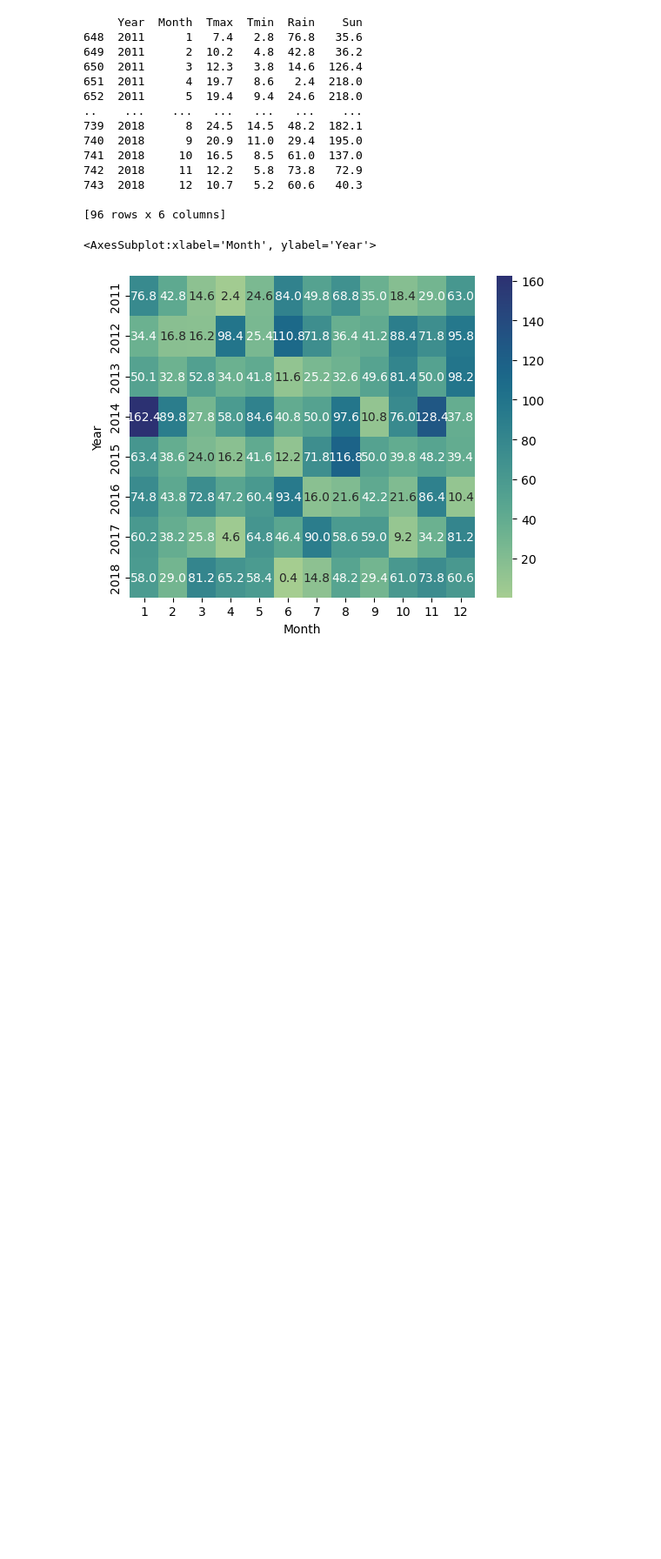
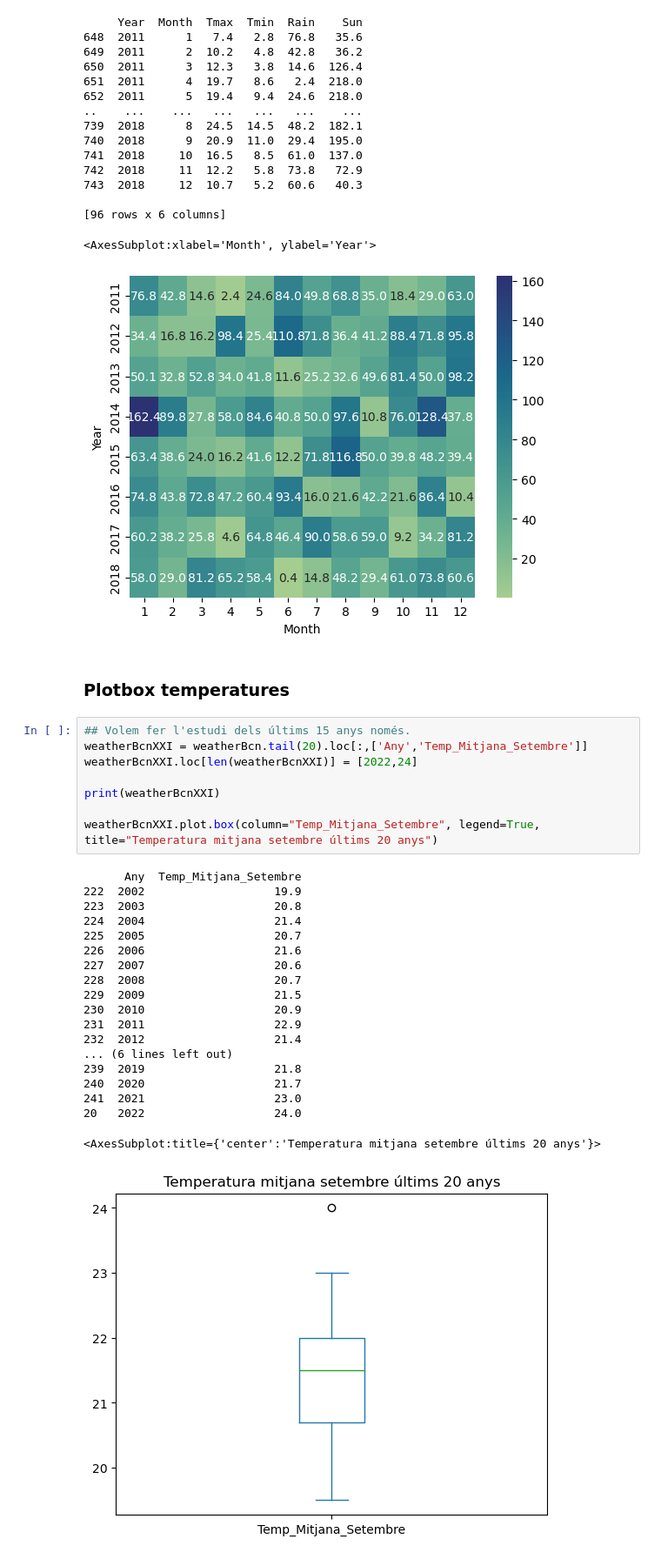
Before and after one commit to miquelamorosaldev/dawbio2-m14-bioinformatica-curs2022-2023-uf1-uf2, a Jupyter notebook: Sessió15_Estadistica/Estadistica_Rectes_Regressió/exercicis-metereologia.ipynb, the cells around one changed output. Shown: that part at 87% size. Drawn from its saved outputs; the diff is of its cells as text; blank space fills up the shorter version.

```diff
--- a/Sessió15_Estadistica/Estadistica_Rectes_Regressió/exercicis-metereologia.ipynb
+++ b/Sessió15_Estadistica/Estadistica_Rectes_Regressió/exercicis-metereologia.ipynb
@@ -191,3 +202,33 @@ sns.heatmap(rains, cmap="crest", annot=True, fmt=".1f")
 [96 rows x 6 columns]
 <AxesSubplot:xlabel='Month', ylabel='Year'>
 [figure]
+# %% [markdown]
+### Plotbox temperatures
+# %%
+## Volem fer l'estudi dels últims 15 anys només.
+weatherBcnXXI = weatherBcn.tail(20).loc[:,['Any','Temp_Mitjana_Setembre']]
+weatherBcnXXI.loc[len(weatherBcnXXI)] = [2022,24]
+
+print(weatherBcnXXI)
+
+weatherBcnXXI.plot.box(column="Temp_Mitjana_Setembre", legend=True, title="Temperatura mitjana setembre últims 20 anys")
+# %% [output]
+      Any  Temp_Mitjana_Setembre
+222  2002                   19.9
+223  2003                   20.8
+224  2004                   21.4
+225  2005                   20.7
+226  2006                   21.6
+227  2007                   20.6
+228  2008                   20.7
+229  2009                   21.5
+230  2010                   20.9
+231  2011                   22.9
+232  2012                   21.4
+... (6 lines left out)
+239  2019                   21.8
+240  2020                   21.7
+241  2021                   23.0
+20   2022                   24.0
+<AxesSubplot:title={'center':'Temperatura mitjana setembre últims 20 anys'}>
+[figure, added]
```
Also changed, not shown: parts of 7 cells of this notebook.
